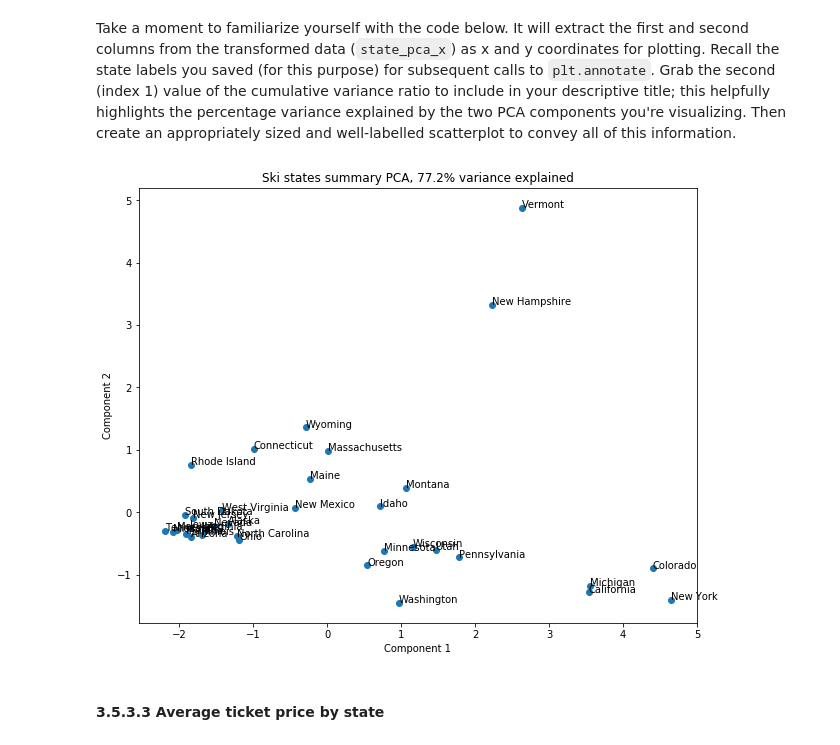
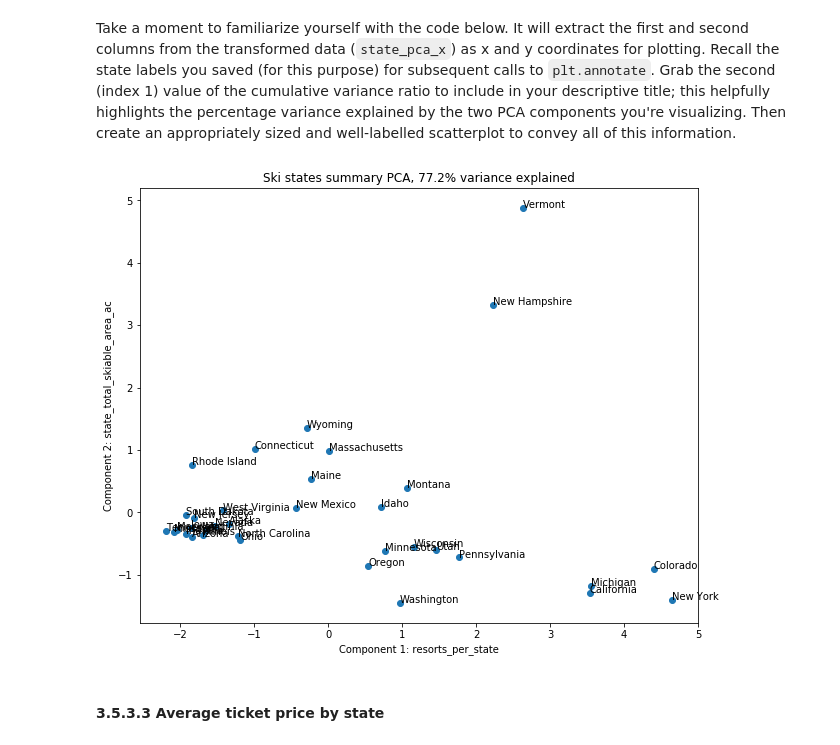
Before and after one commit to mabsva/DataScienceGuidedCapstone, a Jupyter notebook: Notebooks/03_exploratory_data_analysis.ipynb, the cells around one changed output. Drawn from its saved outputs; the diff is of its cells as text; code cells hidden in the pictures.

Commit message:
updating summary answers

```diff
--- a/Notebooks/03_exploratory_data_analysis.ipynb
+++ b/Notebooks/03_exploratory_data_analysis.ipynb
@@ -423,17 +423,17 @@ to convey all of this information.
 # %%
 x = state_pca_x[:, 0]
 y = state_pca_x[:, 1]
 state = state_summary_index
 pc_var = 100 * state_pca.explained_variance_ratio_.cumsum()[1]
 plt.subplots(figsize=(10,8))
 plt.scatter(x=x, y=y)
-plt.xlabel('Component 1')
-plt.ylabel('Component 2')
+plt.xlabel('Component 1: '+state_summary_columns[0])
+plt.ylabel('Component 2: '+state_summary_columns[1])
 plt.title(f'Ski states summary PCA, {pc_var:.1f}% variance explained')
 for s, x, y in zip(state, x, y):
     plt.annotate(s, (x, y))
 # %% [output]
-[figure, old version]
+[figure, new version]
 # %% [markdown]
 #### 3.5.3.3 Average ticket price by state<a id='3.5.3.3_Average_ticket_price_by_state'></a>
 # %% [markdown]
```
Also changed, not shown: parts of 3 cells of this notebook.
